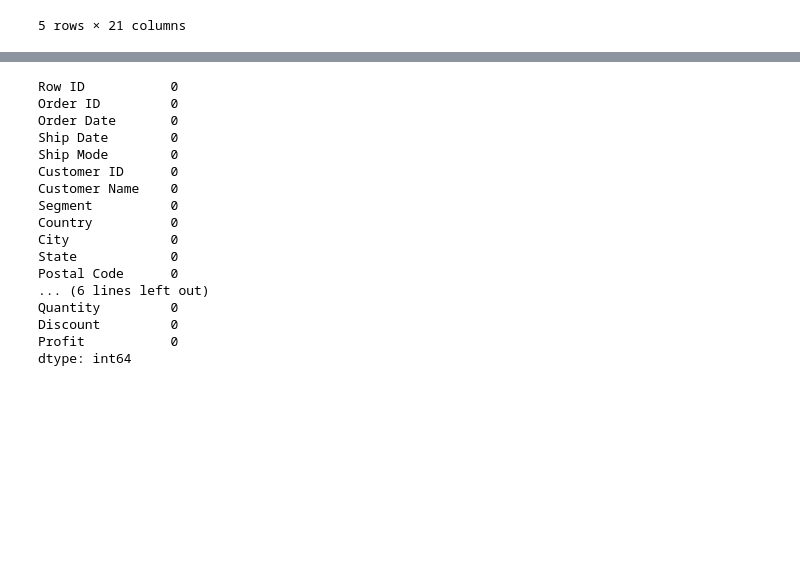
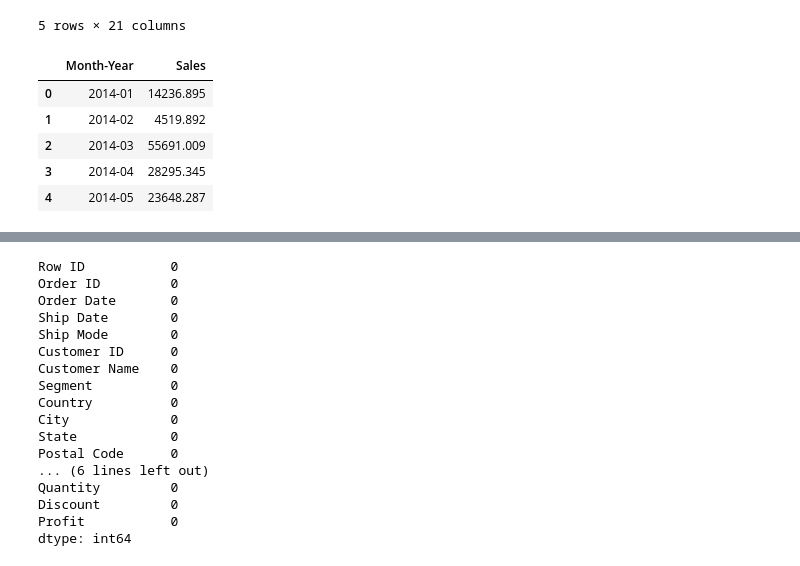
Before and after one commit to Sophos333/superstore-sales-analysis, a Jupyter notebook: NoteBooks/analysis.ipynb, the cells around one changed output, grey strips where cells are left out. Saved outputs shown, nothing was run; the diff lists cells and outputs as text; code cells hidden in the pictures; blank space fills up the shorter version.

```diff
--- a/NoteBooks/analysis.ipynb
+++ b/NoteBooks/analysis.ipynb
@@ -17,0 +24,11 @@ df.head()
+# %%
+# Group total sales by Month-Year
+monthly_sales = df.groupby('Month-Year')['Sales'].sum().reset_index()
+monthly_sales.head()
+# %% [output]
+|  | Month-Year | Sales |
+| 0 | 2014-01 | 14236.895 |
+| 1 | 2014-02 | 4519.892 |
+| 2 | 2014-03 | 55691.009 |
+| 3 | 2014-04 | 28295.345 |
+| 4 | 2014-05 | 23648.287 |
```
Also changed, not shown: parts of 6 cells of this notebook.
